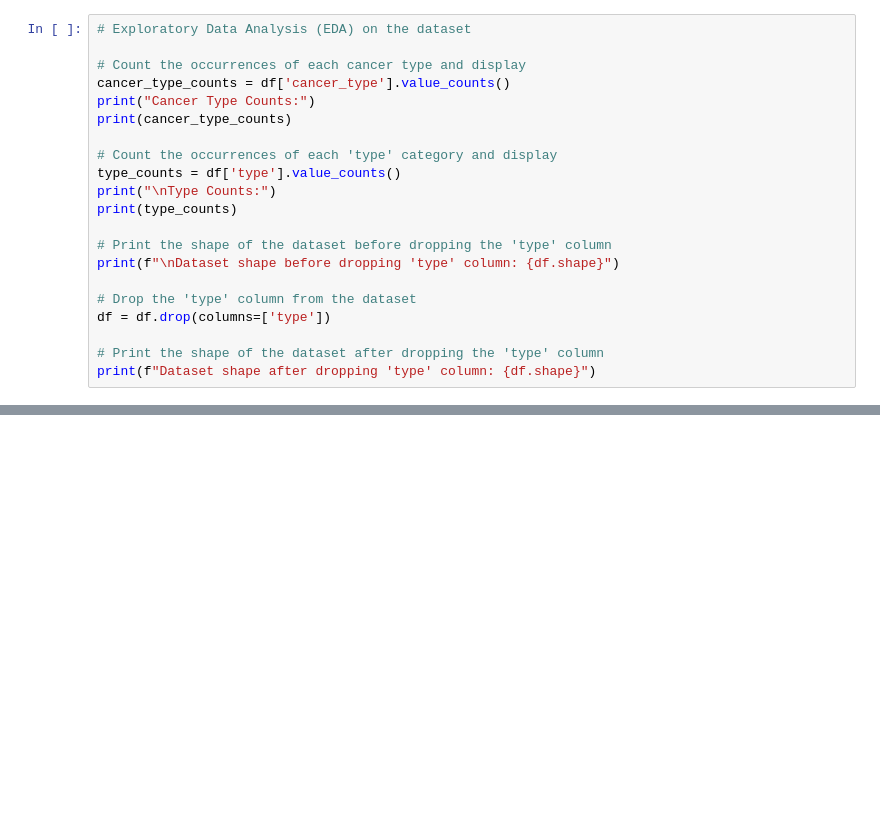
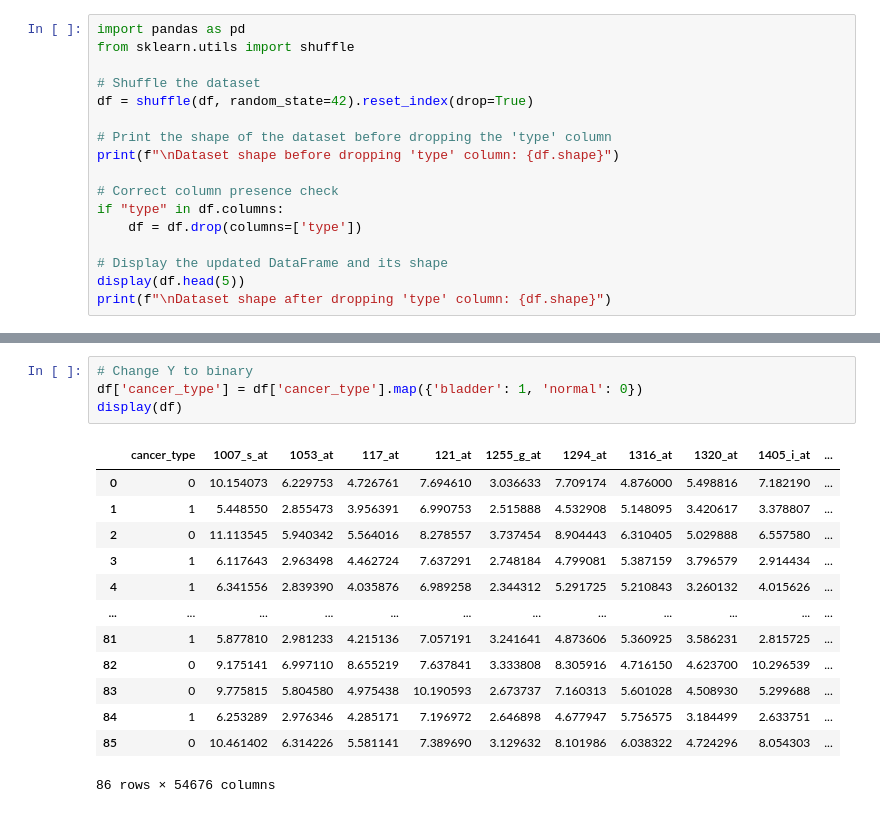
Before and after one commit to PhongCT1105/Cancer_Detector, a Jupyter notebook: Bladder.ipynb, the cells around one changed output, grey strips where cells are left out. Drawn from its saved outputs; the diff is of its cells as text; blank space fills up the shorter version.

```diff
--- a/Bladder.ipynb
+++ b/Bladder.ipynb
@@ -21,22 +65,18 @@ df = pd.read_csv("Dataset/bladder+normal.csv")
 # %%
-# Exploratory Data Analysis (EDA) on the dataset
+import pandas as pd
+from sklearn.utils import shuffle
 
-# Count the occurrences of each cancer type and display
-cancer_type_counts = df['cancer_type'].value_counts()
-print("Cancer Type Counts:")
-print(cancer_type_counts)
-
-# Count the occurrences of each 'type' category and display
-type_counts = df['type'].value_counts()
-print("\nType Counts:")
-print(type_counts)
+# Shuffle the dataset
+df = shuffle(df, random_state=42).reset_index(drop=True)
 
 # Print the shape of the dataset before dropping the 'type' column
 print(f"\nDataset shape before dropping 'type' column: {df.shape}")
 
-# Drop the 'type' column from the dataset
-df = df.drop(columns=['type'])
+# Correct column presence check
+if "type" in df.columns:
+    df = df.drop(columns=['type'])
 
-# Print the shape of the dataset after dropping the 'type' column
-print(f"Dataset shape after dropping 'type' column: {df.shape}")
+# Display the updated DataFrame and its shape
+display(df.head(5))
+print(f"\nDataset shape after dropping 'type' column: {df.shape}")
 # %% [output]
@@ -159,0 +92,18 @@ Selected features: 500
+# %%
+# Change Y to binary
+df['cancer_type'] = df['cancer_type'].map({'bladder': 1, 'normal': 0})
+display(df)
+# %% [output]
+|  | cancer_type | 1007_s_at | 1053_at | 117_at | 121_at | 1255_g_at | 1294_at | 1316_at | 1320_at | 1405_i_at | ... |
+| 0 | 0 | 10.154073 | 6.229753 | 4.726761 | 7.694610 | 3.036633 | 7.709174 | 4.876000 | 5.498816 | 7.182190 | ... |
+| 1 | 1 | 5.448550 | 2.855473 | 3.956391 | 6.990753 | 2.515888 | 4.532908 | 5.148095 | 3.420617 | 3.378807 | ... |
+| 2 | 0 | 11.113545 | 5.940342 | 5.564016 | 8.278557 | 3.737454 | 8.904443 | 6.310405 | 5.029888 | 6.557580 | ... |
+| 3 | 1 | 6.117643 | 2.963498 | 4.462724 | 7.637291 | 2.748184 | 4.799081 | 5.387159 | 3.796579 | 2.914434 | ... |
+| 4 | 1 | 6.341556 | 2.839390 | 4.035876 | 6.989258 | 2.344312 | 5.291725 | 5.210843 | 3.260132 | 4.015626 | ... |
+| ... | ... | ... | ... | ... | ... | ... | ... | ... | ... | ... | ... |
+| 81 | 1 | 5.877810 | 2.981233 | 4.215136 | 7.057191 | 3.241641 | 4.873606 | 5.360925 | 3.586231 | 2.815725 | ... |
+| 82 | 0 | 9.175141 | 6.997110 | 8.655219 | 7.637841 | 3.333808 | 8.305916 | 4.716150 | 4.623700 | 10.296539 | ... |
+| 83 | 0 | 9.775815 | 5.804580 | 4.975438 | 10.190593 | 2.673737 | 7.160313 | 5.601028 | 4.508930 | 5.299688 | ... |
+| 84 | 1 | 6.253289 | 2.976346 | 4.285171 | 7.196972 | 2.646898 | 4.677947 | 5.756575 | 3.184499 | 2.633751 | ... |
+| 85 | 0 | 10.461402 | 6.314226 | 5.581141 | 7.389690 | 3.129632 | 8.101986 | 6.038322 | 4.724296 | 8.054303 | ... |
+86 rows × 54676 columns
```
Also changed, not shown: parts of 13 cells of this notebook.
